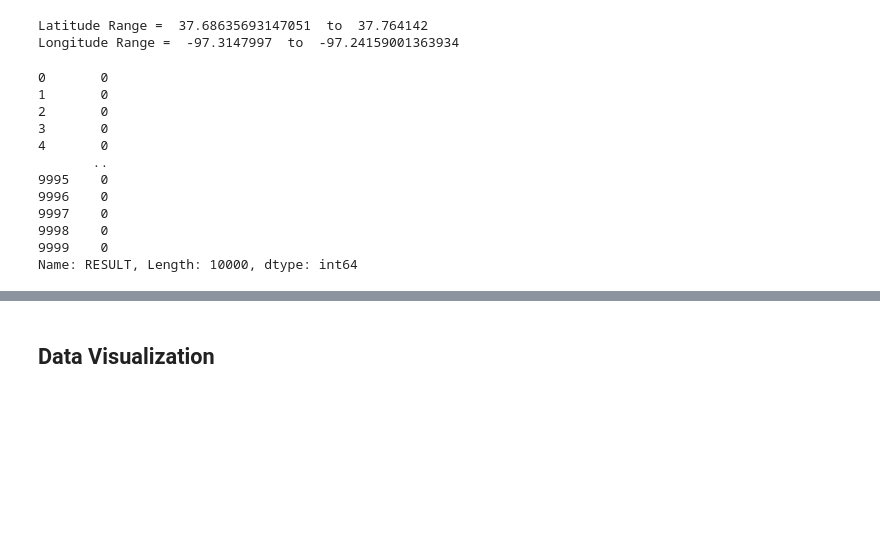
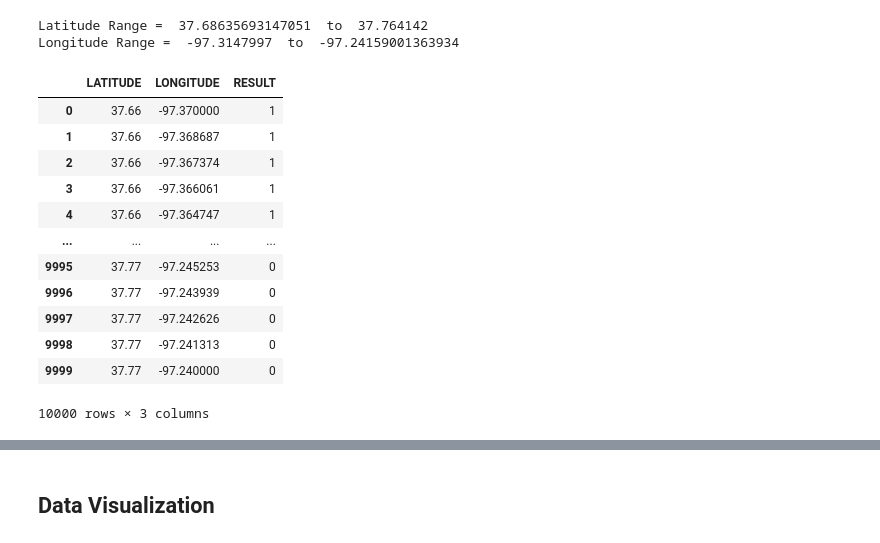
Before and after one commit to MarshallMor/Data-Science-Project, a Jupyter notebook: Group 5 Milestone 2.ipynb, the cells around one changed output, grey strips where cells are left out. Cells and saved outputs as stored; diff of their text form; code cells hidden in the pictures; blank space fills up the shorter version.

```diff
--- a/Group 5 Milestone 2.ipynb
+++ b/Group 5 Milestone 2.ipynb
@@ -362,27 +351,28 @@ Longitude Range =  -97.3147997  to  -97.24159001363934
 # %%
 # Create grid of all possible combinations between lat range and long range
 lat,long = np.mgrid[37.66:37.77:100j, -97.37:-97.24:100j] #Complex number at the end specifies number of data points
 
 df_to_map=pd.DataFrame()
 
 df_to_map['LATITUDE']=lat.flatten()
 df_to_map['LONGITUDE']=long.flatten()
 
-df_to_map['RESULT']=knn.predict(df_to_map[['LATITUDE','LONGITUDE']])
-df_to_map['RESULT']
+df_to_map['RESULT']=knn.predict(df_to_map[['LONGITUDE','LATITUDE']])
+df_to_map
 # %% [output]
+|  | LATITUDE | LONGITUDE | RESULT |
+| 0 | 37.66 | -97.370000 | 1 |
+| 1 | 37.66 | -97.368687 | 1 |
+| 2 | 37.66 | -97.367374 | 1 |
+| 3 | 37.66 | -97.366061 | 1 |
+| 4 | 37.66 | -97.364747 | 1 |
+| ... | ... | ... | ... |
+| 9995 | 37.77 | -97.245253 | 0 |
+| 9996 | 37.77 | -97.243939 | 0 |
+| 9997 | 37.77 | -97.242626 | 0 |
+| 9998 | 37.77 | -97.241313 | 0 |
+| 9999 | 37.77 | -97.240000 | 0 |
-0       0
-1       0
-2       0
-3       0
-4       0
-       ..
-9995    0
-9996    0
-9997    0
-9998    0
-9999    0
-Name: RESULT, Length: 10000, dtype: int64
+10000 rows × 3 columns
 # %%
 fg = sns.FacetGrid(data=df_to_map, hue='RESULT', aspect=1.61)
 fg.map(plt.scatter, 'LONGITUDE', 'LATITUDE').add_legend()
```
Also changed, not shown: parts of 10 cells of this notebook.
